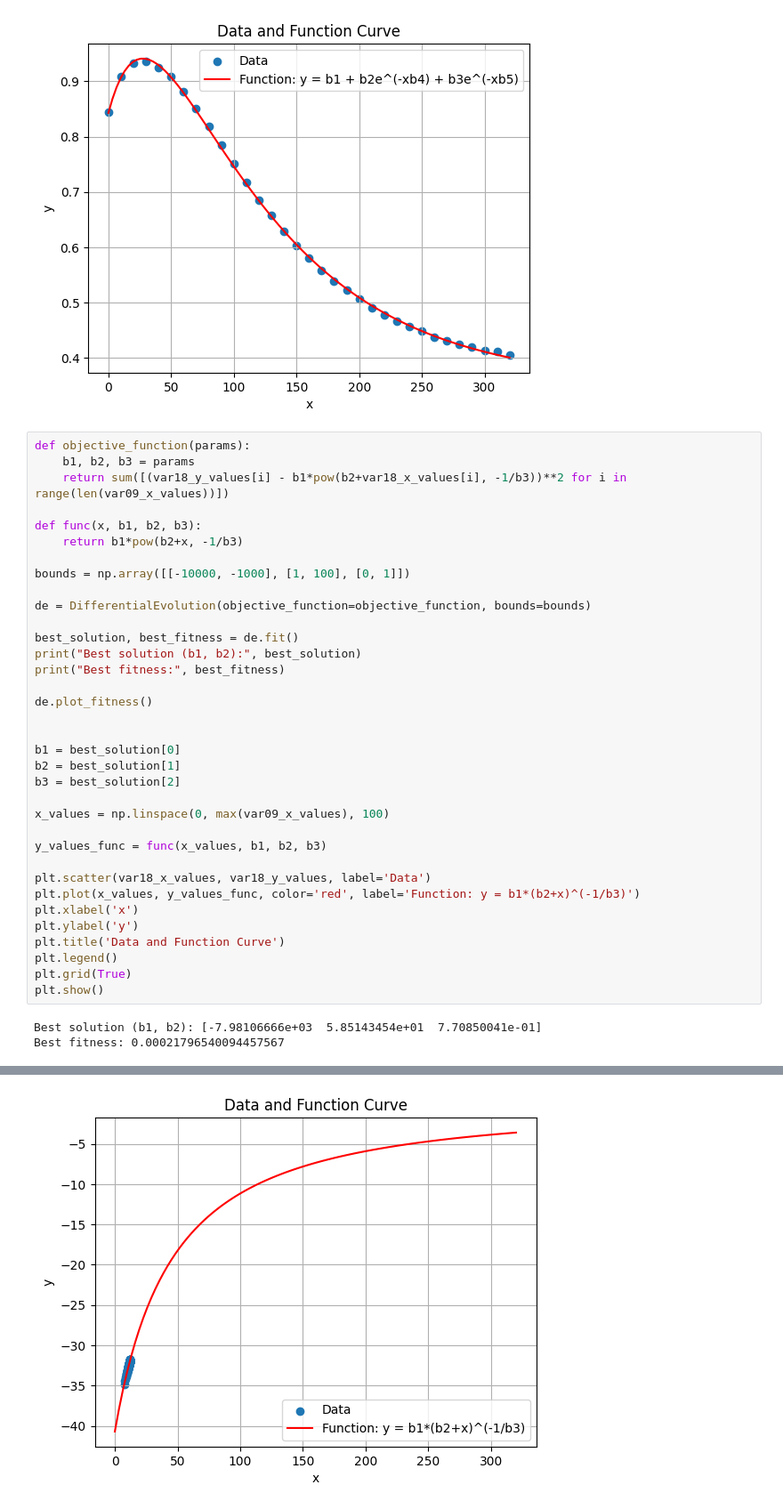
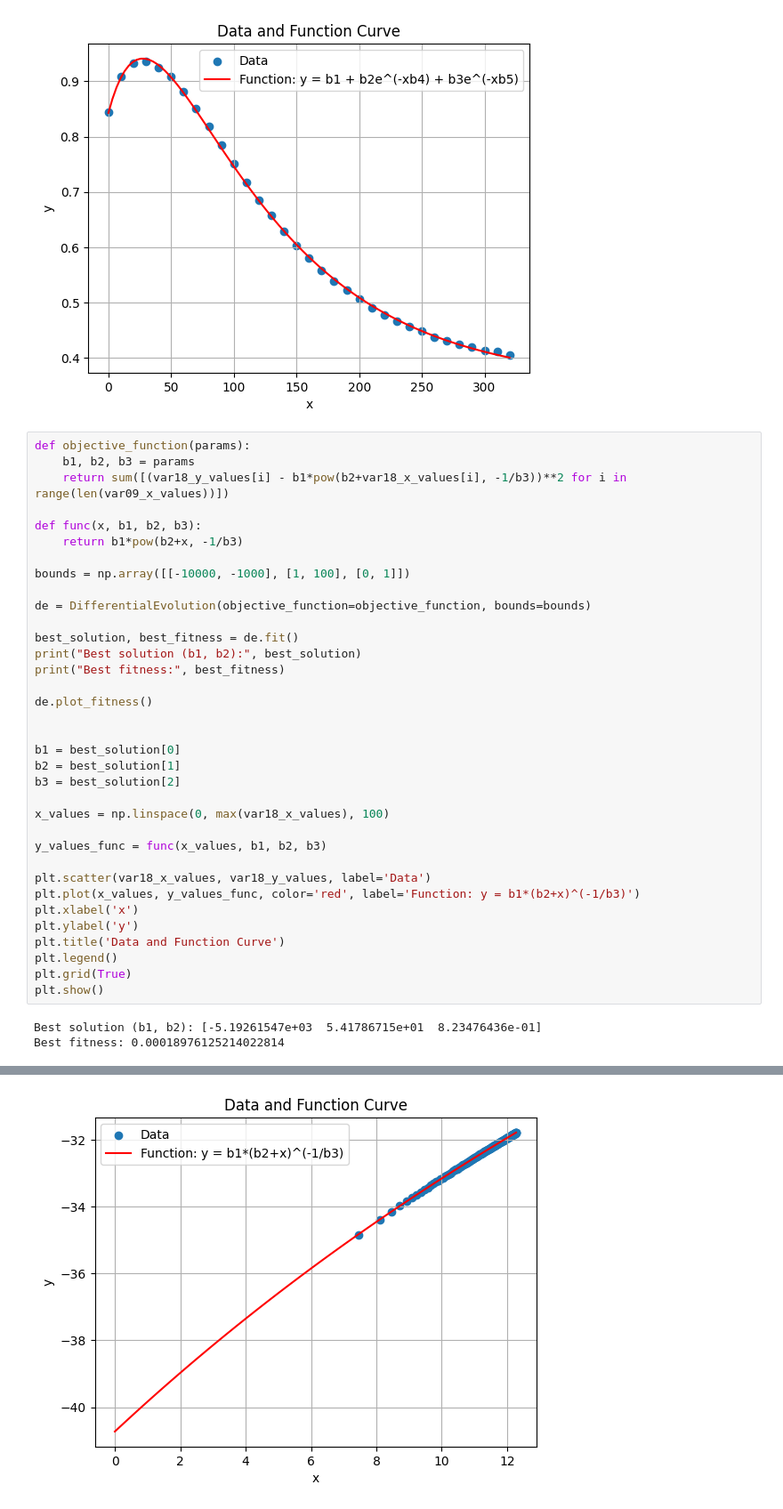
Before and after one commit to nastyabekesheva/SwarmIntelligence, a Jupyter notebook: lab6/main.ipynb, the cells around one changed output, grey strips where cells are left out. Shown: that part at 89% size. Cells and saved outputs as stored; diff of their text form.

```diff
--- a/lab6/main.ipynb
+++ b/lab6/main.ipynb
@@ -157,7 +166,7 @@ b1 = best_solution[0]
 b2 = best_solution[1]
 b3 = best_solution[2]
 
-x_values = np.linspace(0, max(var09_x_values), 100)
+x_values = np.linspace(0, max(var18_x_values), 100)
 
 y_values_func = func(x_values, b1, b2, b3)
 
@@ -170,5 +179,5 @@ plt.legend()
 plt.grid(True)
 plt.show()
 # %% [output]
-Best solution (b1, b2): [-7.98106666e+03  5.85143454e+01  7.70850041e-01]
-Best fitness: 0.00021796540094457567
+Best solution (b1, b2): [-5.19261547e+03  5.41786715e+01  8.23476436e-01]
+Best fitness: 0.00018976125214022814
@@ -176 +185 @@ Best fitness: 0.00021796540094457567
-[figure, old version]
+[figure, new version]
```
Also changed, not shown: parts of 7 cells of this notebook.
